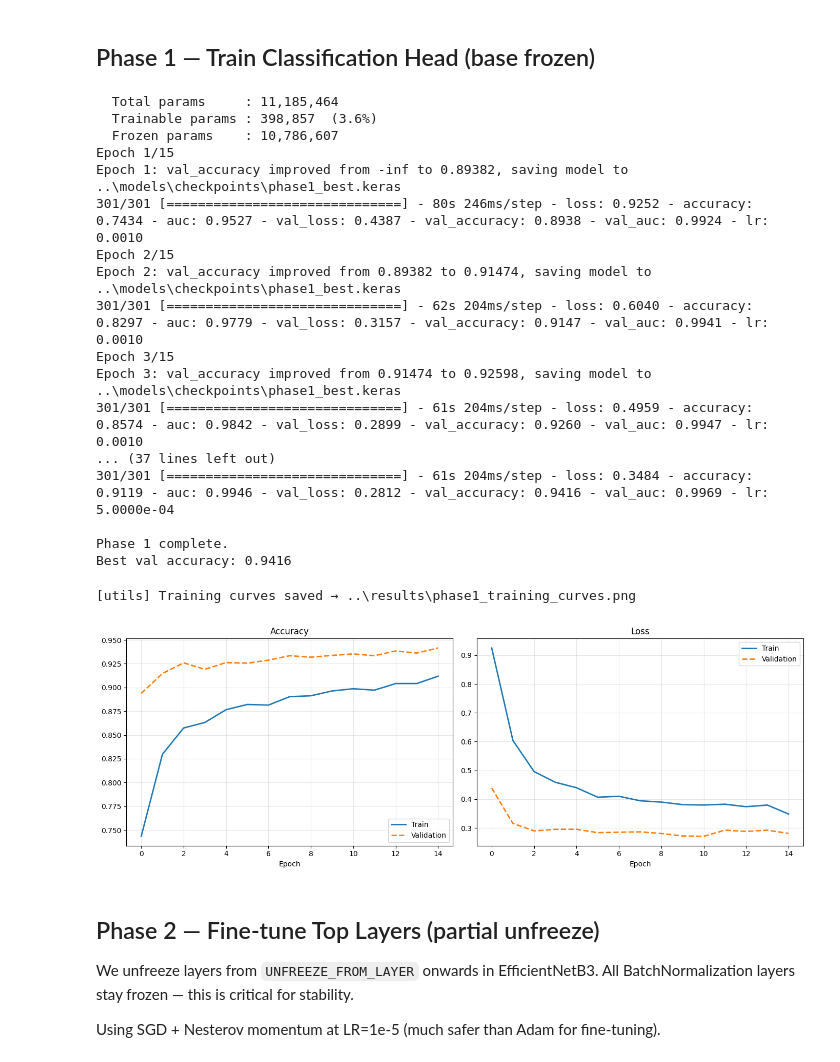
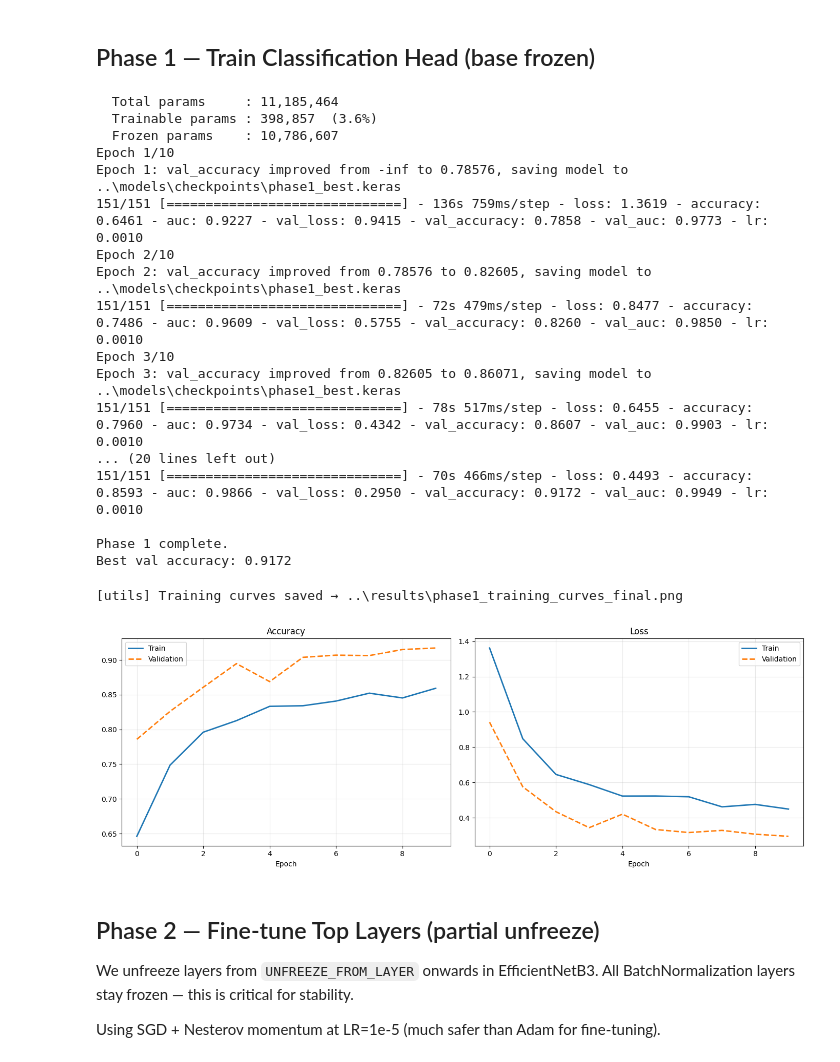
Before and after one commit to Hangetra/wbc-classification, a Jupyter notebook: notebooks/02_train.ipynb, the cells around one changed output. Saved outputs shown, nothing was run; the diff lists cells and outputs as text; code cells hidden in the pictures.

```diff
--- a/notebooks/02_train.ipynb
+++ b/notebooks/02_train.ipynb
@@ -42,12 +44,12 @@ GPUs available    : [PhysicalDevice(name='/physical_device:GPU:0', device_type='
 Tune these first if results are poor — batch size and learning rate are the most impactful.
 # %%
 # ── Hyperparameters ────────────────────────────────────────────────────────
-BATCH_SIZE     = 32      # Reduce to 16 if OOM; increase to 64 on high-VRAM GPU
-PHASE1_EPOCHS  = 15      # Head-only warmup
-PHASE2_EPOCHS  = 20      # Fine-tuning unfrozen top layers
+BATCH_SIZE     = 64      # Reduce to 16 if OOM; increase to 64 on high-VRAM GPU
+PHASE1_EPOCHS  = 10      # Head-only warmup
+PHASE2_EPOCHS  = 50      # Fine-tuning unfrozen top layers
 PHASE1_LR      = 1e-3
 PHASE2_LR      = 1e-5    # Must be much lower to avoid destroying ImageNet weights
-USE_CLASS_WEIGHTS = False#True # Recommended if imbalance ratio > 3× (check EDA notebook)
+USE_CLASS_WEIGHTS = True # Recommended if imbalance ratio > 3× (check EDA notebook)
 # %% [markdown]
 ## Data Pipelines
 # %%
@@ -110,8 +123,8 @@ callbacks_p1 = [
         filepath=str(CKPT_DIR / 'phase1_best.keras'),
         monitor='val_accuracy',
         save_best_only=True,
-        verbose=1,
-        save_weights_only=True,
+        verbose=1#,
+        #save_weights_only=True,
     ),
     tf.keras.callbacks.EarlyStopping(
         monitor='val_accuracy',
@@ -137,7 +150,7 @@ history_p1 = model.fit(
     validation_data=val_ds,
     epochs=PHASE1_EPOCHS,
     callbacks=callbacks_p1,
-    #class_weight=class_weights,
+    class_weight=class_weights,
 )
 
 print('\nPhase 1 complete.')
@@ -146,28 +159,28 @@ print(f'Best val accuracy: {max(history_p1.history["val_accuracy"]):.4f}')
   Total params     : 11,185,464
   Trainable params : 398,857  (3.6%)
   Frozen params    : 10,786,607
-Epoch 1/15
-Epoch 1: val_accuracy improved from -inf to 0.89382, saving model to ..\models\checkpoints\phase1_best.keras
-301/301 [==============================] - 80s 246ms/step - loss: 0.9252 - accuracy: 0.7434 - auc: 0.9527 - val_loss: 0.4387 - val_accuracy: 0.8938 - val_auc: 0.9924 - lr: 0.0010
-Epoch 2/15
-Epoch 2: val_accuracy improved from 0.89382 to 0.91474, saving model to ..\models\checkpoints\phase1_best.keras
-301/301 [==============================] - 62s 204ms/step - loss: 0.6040 - accuracy: 0.8297 - auc: 0.9779 - val_loss: 0.3157 - val_accuracy: 0.9147 - val_auc: 0.9941 - lr: 0.0010
-Epoch 3/15
-Epoch 3: val_accuracy improved from 0.91474 to 0.92598, saving model to ..\models\checkpoints\phase1_best.keras
-301/301 [==============================] - 61s 204ms/step - loss: 0.4959 - accuracy: 0.8574 - auc: 0.9842 - val_loss: 0.2899 - val_accuracy: 0.9260 - val_auc: 0.9947 - lr: 0.0010
-... (37 lines left out)
-301/301 [==============================] - 61s 204ms/step - loss: 0.3484 - accuracy: 0.9119 - auc: 0.9946 - val_loss: 0.2812 - val_accuracy: 0.9416 - val_auc: 0.9969 - lr: 5.0000e-04
+Epoch 1/10
+Epoch 1: val_accuracy improved from -inf to 0.78576, saving model to ..\models\checkpoints\phase1_best.keras
+151/151 [==============================] - 136s 759ms/step - loss: 1.3619 - accuracy: 0.6461 - auc: 0.9227 - val_loss: 0.9415 - val_accuracy: 0.7858 - val_auc: 0.9773 - lr: 0.0010
+Epoch 2/10
+Epoch 2: val_accuracy improved from 0.78576 to 0.82605, saving model to ..\models\checkpoints\phase1_best.keras
+151/151 [==============================] - 72s 479ms/step - loss: 0.8477 - accuracy: 0.7486 - auc: 0.9609 - val_loss: 0.5755 - val_accuracy: 0.8260 - val_auc: 0.9850 - lr: 0.0010
+Epoch 3/10
+Epoch 3: val_accuracy improved from 0.82605 to 0.86071, saving model to ..\models\checkpoints\phase1_best.keras
+151/151 [==============================] - 78s 517ms/step - loss: 0.6455 - accuracy: 0.7960 - auc: 0.9734 - val_loss: 0.4342 - val_accuracy: 0.8607 - val_auc: 0.9903 - lr: 0.0010
+... (20 lines left out)
+151/151 [==============================] - 70s 466ms/step - loss: 0.4493 - accuracy: 0.8593 - auc: 0.9866 - val_loss: 0.2950 - val_accuracy: 0.9172 - val_auc: 0.9949 - lr: 0.0010
 
 Phase 1 complete.
-Best val accuracy: 0.9416
+Best val accuracy: 0.9172
 # %%
 plot_training_history(
     history_p1.history,
-    save_path=RESULTS_DIR / 'phase1_training_curves.png'
+    save_path=RESULTS_DIR / f'phase1_training_curves{TEST_NAME}.png'
 )
 # %% [output]
-[utils] Training curves saved → ..\results\phase1_training_curves.png
+[utils] Training curves saved → ..\results\phase1_training_curves_final.png
-[figure, old version]
+[figure, new version]
 # %% [markdown]
 ## Phase 2 — Fine-tune Top Layers (partial unfreeze)
 
```
Also changed, not shown: parts of 6 cells of this notebook, 3 other files.
